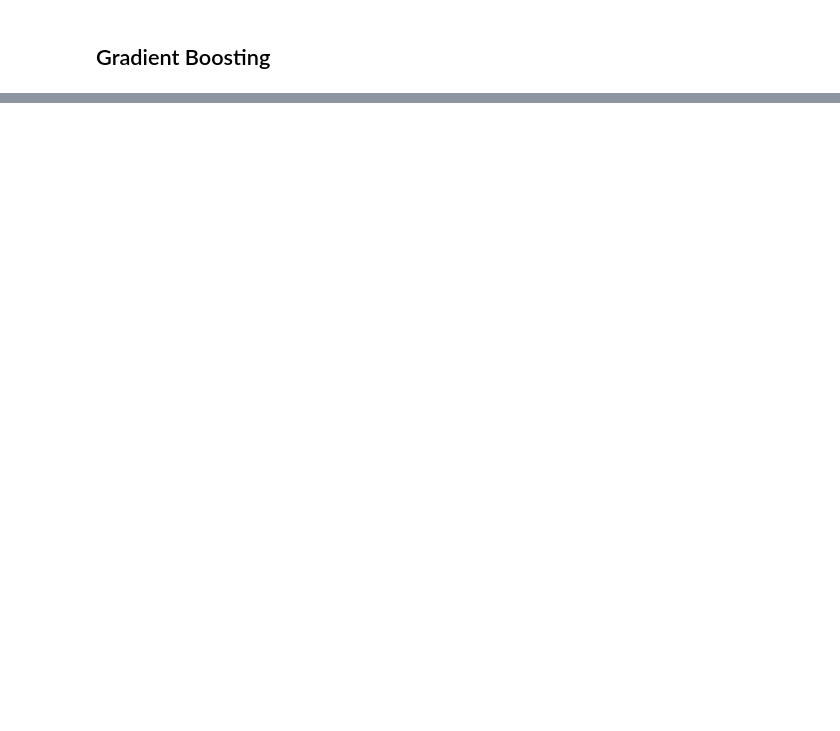
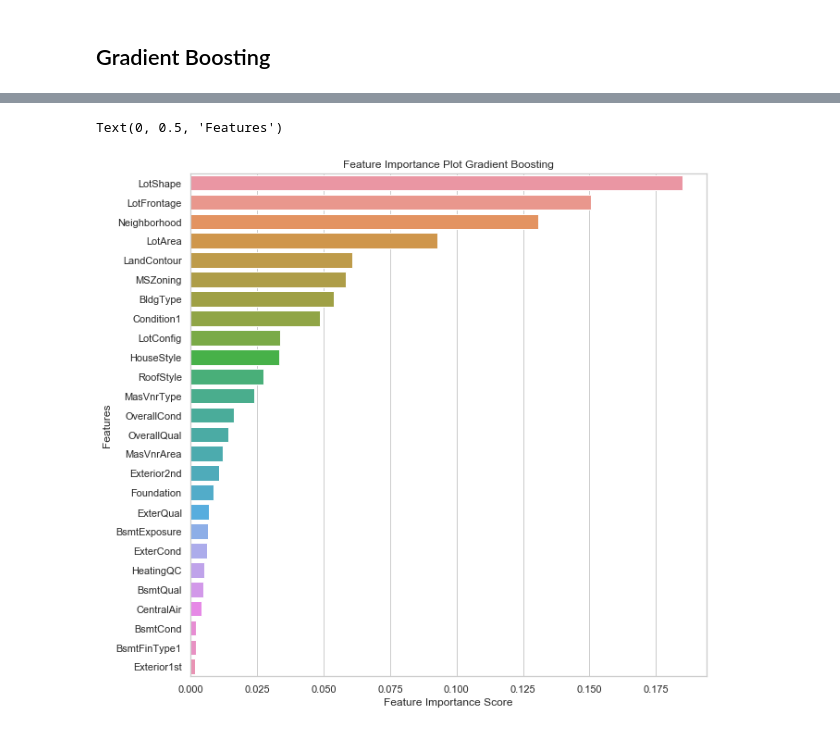
Before and after one commit to ryanhpark/HousingPricePrediction_ML, a Jupyter notebook: Ryan/3-2.Tree_Based_Models.ipynb, the cells around one changed output, grey strips where cells are left out. Drawn from its saved outputs; the diff is of its cells as text; code cells hidden in the pictures; blank space fills up the shorter version.

```diff
--- a/Ryan/3-2.Tree_Based_Models.ipynb
+++ b/Ryan/3-2.Tree_Based_Models.ipynb
@@ -191,0 +218,12 @@ Text(0, 0.5, 'Predicted Value')
+# %%
+imp_cols = df[df['importance_score'] > 0.004]['feature_name'].tolist()
+# %%
+grid_search_gb.fit(X_train[imp_cols], y_train)
+
+print(grid_search_gb.best_params_)
+print(grid_search_gb.best_score_)
+print(grid_search_gb.best_estimator_)
+bestmodel_gbb = grid_search_gb.best_estimator_
+pred_gbb = bestmodel_gbb.predict(X_test[imp_cols])
+RMSLE = np.sqrt(mean_squared_log_error(pred_gbb, y_test))
+RMSLE
@@ -191,0 +250,12 @@ Text(0, 0.5, 'Predicted Value')
+# %%
+sorted_importance = sorted(zip(X.columns, bestmodel_gbb.feature_importances_), key=lambda t:t[1], reverse=True)
+a, b = zip(*sorted_importance)
+plt.figure(figsize = (10,10))
+df = pd.DataFrame({'feature_name':a, 'importance_score':b})
+sns.barplot(data = df, x = 'importance_score', y= 'feature_name', orient = 'h');
+plt.title('Feature Importance Plot Gradient Boosting')
+plt.xlabel('Feature Importance Score')
+plt.ylabel('Features')
+# %% [output]
+Text(0, 0.5, 'Features')
+[figure, added]
```
Also changed, not shown: parts of 24 cells of this notebook, 5 other files.
